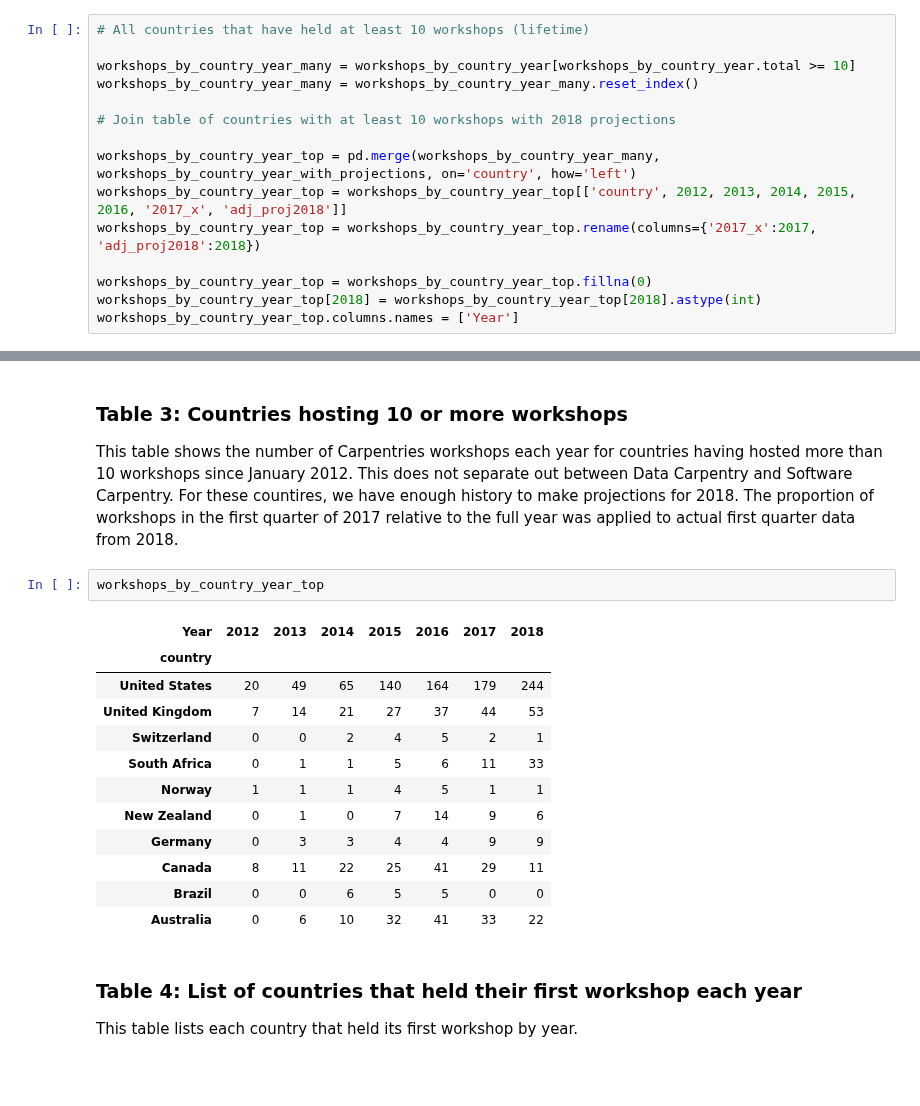
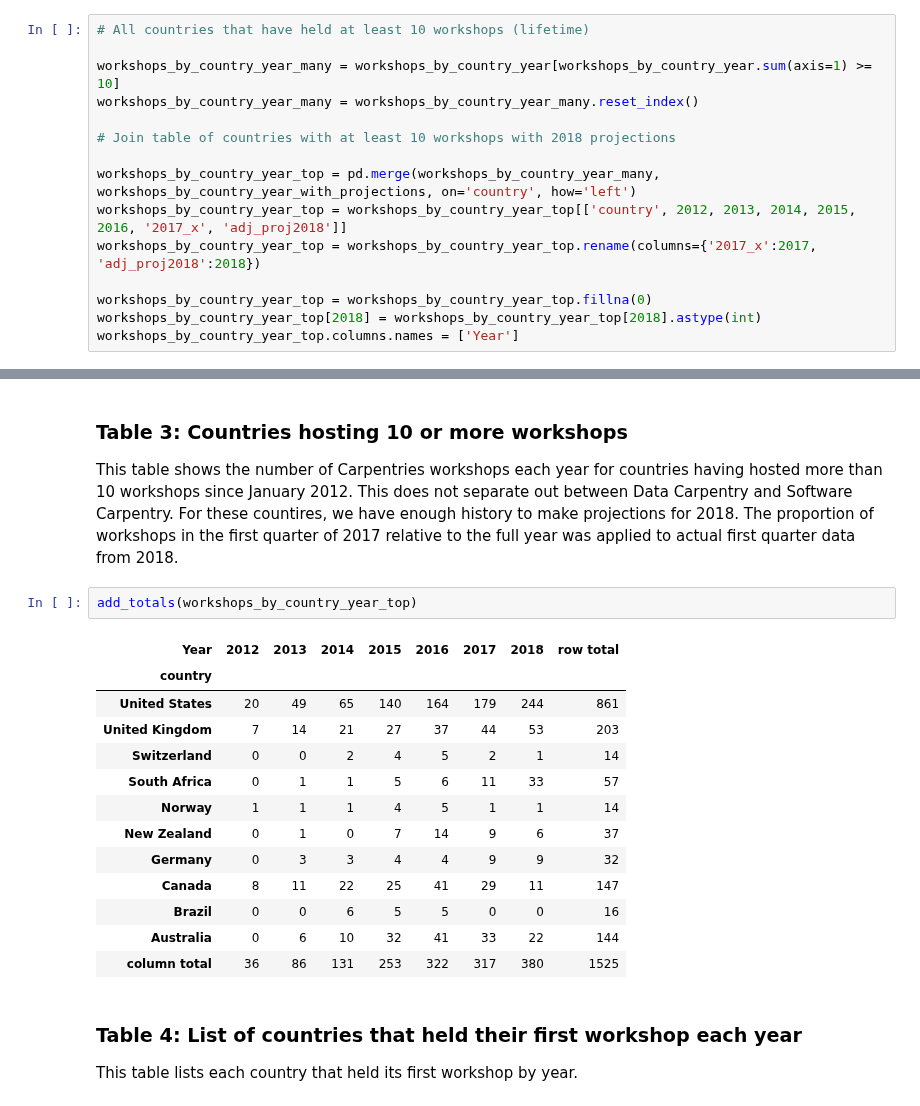
Before and after one commit to carpentries/assessment, a Jupyter notebook: programmatic-assessment/workshops/final_notebook_report.ipynb, the cells around one changed output, grey strips where cells are left out. Drawn from its saved outputs; the diff is of its cells as text; blank space fills up the shorter version.

```diff
--- a/programmatic-assessment/workshops/final_notebook_report.ipynb
+++ b/programmatic-assessment/workshops/final_notebook_report.ipynb
@@ -280,7 +286,7 @@ workshops_by_country_year_with_projections = workshops_by_country_year_with_proj
 # %%
 # All countries that have held at least 10 workshops (lifetime)
 
-workshops_by_country_year_many = workshops_by_country_year[workshops_by_country_year.total >= 10]
+workshops_by_country_year_many = workshops_by_country_year[workshops_by_country_year.sum(axis=1) >= 10]
 workshops_by_country_year_many = workshops_by_country_year_many.reset_index()
 
 # Join table of countries with at least 10 workshops with 2018 projections
@@ -952,21 +959,22 @@ workshops_by_country_year
 # %% [markdown]
 ### Table 3: Countries hosting 10 or more workshops
 This table shows the number of Carpentries workshops each year for countries having hosted more than 10 workshops since January 2012. This does not separate out between Data Carpentry and Software Carpentry.  For these countires, we have enough history to make projections for 2018. The proportion of workshops in the first quarter of 2017 relative to the full year was applied to actual first quarter data from 2018.
-# %%
-workshops_by_country_year_top
-# %% [output]
-| Year | 2012 | 2013 | 2014 | 2015 | 2016 | 2017 | 2018 |
-| country |  |  |  |  |  |  |  |
-| United States | 20 | 49 | 65 | 140 | 164 | 179 | 244 |
-| United Kingdom | 7 | 14 | 21 | 27 | 37 | 44 | 53 |
-| Switzerland | 0 | 0 | 2 | 4 | 5 | 2 | 1 |
-| South Africa | 0 | 1 | 1 | 5 | 6 | 11 | 33 |
-| Norway | 1 | 1 | 1 | 4 | 5 | 1 | 1 |
-| New Zealand | 0 | 1 | 0 | 7 | 14 | 9 | 6 |
-| Germany | 0 | 3 | 3 | 4 | 4 | 9 | 9 |
-| Canada | 8 | 11 | 22 | 25 | 41 | 29 | 11 |
-| Brazil | 0 | 0 | 6 | 5 | 5 | 0 | 0 |
-| Australia | 0 | 6 | 10 | 32 | 41 | 33 | 22 |
+# %%
+add_totals(workshops_by_country_year_top)
+# %% [output]
+| Year | 2012 | 2013 | 2014 | 2015 | 2016 | 2017 | 2018 | row total |
+| country |  |  |  |  |  |  |  |  |
+| United States | 20 | 49 | 65 | 140 | 164 | 179 | 244 | 861 |
+| United Kingdom | 7 | 14 | 21 | 27 | 37 | 44 | 53 | 203 |
+| Switzerland | 0 | 0 | 2 | 4 | 5 | 2 | 1 | 14 |
+| South Africa | 0 | 1 | 1 | 5 | 6 | 11 | 33 | 57 |
+| Norway | 1 | 1 | 1 | 4 | 5 | 1 | 1 | 14 |
+| New Zealand | 0 | 1 | 0 | 7 | 14 | 9 | 6 | 37 |
+| Germany | 0 | 3 | 3 | 4 | 4 | 9 | 9 | 32 |
+| Canada | 8 | 11 | 22 | 25 | 41 | 29 | 11 | 147 |
+| Brazil | 0 | 0 | 6 | 5 | 5 | 0 | 0 | 16 |
+| Australia | 0 | 6 | 10 | 32 | 41 | 33 | 22 | 144 |
+| column total | 36 | 86 | 131 | 253 | 322 | 317 | 380 | 1525 |
 # %% [markdown]
 ### Table 4: List of countries that held their first workshop each year
 
```
Also changed, not shown: parts of 19 cells of this notebook.
